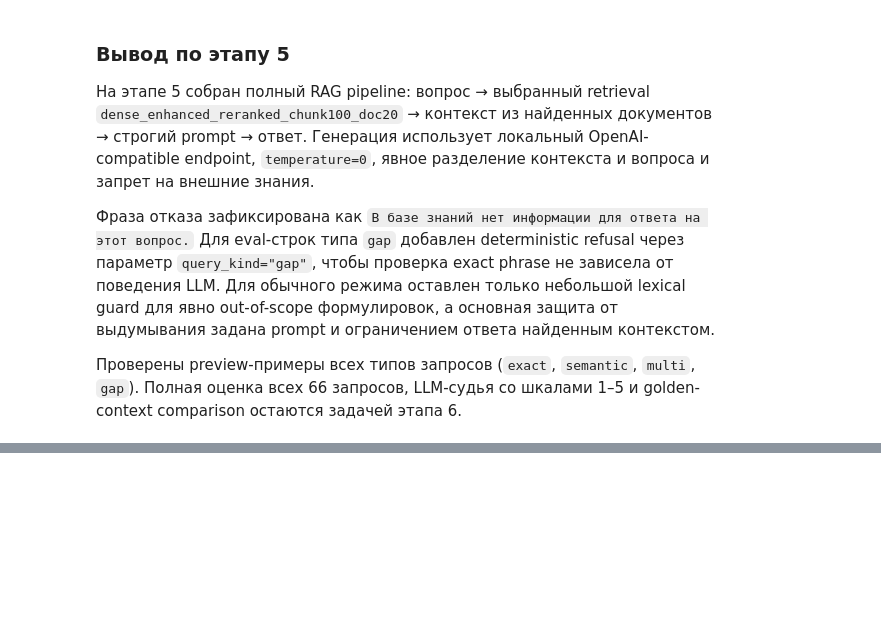
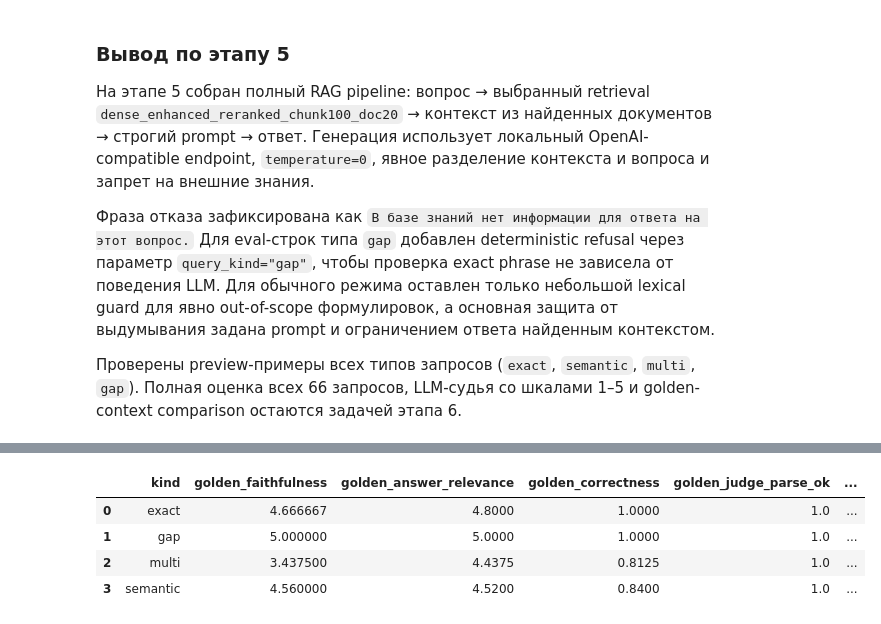
Before and after one commit to IlyaEmelin/ai-agent.rag-system2, a Jupyter notebook: filmoskop_rag.ipynb, the cells around one changed output, grey strips where cells are left out. Drawn from its saved outputs; the diff is of its cells as text; code cells hidden in the pictures; blank space fills up the shorter version.

```diff
--- a/filmoskop_rag.ipynb
+++ b/filmoskop_rag.ipynb
@@ -3758,0 +3965,91 @@ step6_preview_display
+# %%
+# POINT7_FULL_EVAL_MARKER
+
+def doc_hit_from_clean_doc(doc: dict, rank: int, source: str = "gold") -> dict:
+    """Преобразует clean-doc в hit-формат, совместимый с format_context()."""
+    return {
+        "doc_rank": rank,
+        "rank": rank,
+        "doc_id": doc["doc_id"],
+        "title": doc["title"],
+        "category": doc["category"],
+        "page_content": doc["text"],
+        "best_score": None,
+        "best_chunk_id": None,
+        "chunk_count": 1,
+        "retrieval_source": source,
+        "coverage_reason": source,
+        "is_archive": False,
+    }
+
+
+def build_golden_doc_hits(q: dict) -> list[dict]:
+    """Возвращает document hits из `relevant_docs` в порядке gold-разметки."""
+    doc_by_id = {doc["doc_id"]: doc for doc in clean_docs}
+    hits = []
+    for rank, doc_id in enumerate(q.get("relevant_docs", []), start=1):
+        doc = doc_by_id.get(doc_id)
+        if doc is not None:
+            hits.append(doc_hit_from_clean_doc(doc, rank=rank, source="gold_relevant_docs"))
+    return hits
+
+
+def run_golden_context_evaluation(eval_queries: list[dict], client: OpenAI | None = None) -> pd.DataFrame:
+    """Генерирует ответы на golden context и оценивает correctness тем же судьёй."""
+    client = client or make_llm_client()
+    rows = []
+    total = len(eval_queries)
+    for idx, q in enumerate(eval_queries, start=1):
+        started_at = time.time()
+        golden_hits = build_golden_doc_hits(q)
+        golden_context = format_context(golden_hits, max_chars=MAX_CONTEXT_CHARS, question=q["query"])
+        golden_answer = generate_answer_from_context(q["query"], golden_context, client=client, query_kind=q["kind"])
+        golden_judge = judge_answer(q["query"], golden_context, golden_answer, gold=q.get("gold"), client=client)
+        rows.append({
+            "idx": idx,
+            "kind": q["kind"],
+            "query": q["query"],
+            "gold": q.get("gold", ""),
+            "golden_doc_ids": [hit["doc_id"] for hit in golden_hits],
+            "golden_answer": golden_answer,
+            "golden_is_refusal": golden_answer.strip() == REFUSAL_PHRASE,
+            "golden_faithfulness": golden_judge["faithfulness"],
+            "golden_faithfulness_ge4": golden_judge["faithfulness_ge4"],
+            "golden_answer_relevance": golden_judge["answer_relevance"],
+            "golden_answer_relevance_ge4": golden_judge["answer_relevance_ge4"],
+            "golden_correctness": golden_judge["correctness"],
+            "golden_correctness_reason": golden_judge["correctness_reason"],
+            "golden_judge_parse_ok": golden_judge["judge_parse_ok"],
+            "golden_judge_parse_error": golden_judge["judge_parse_error"],
+            "golden_judge_fallback_used": golden_judge.get("judge_fallback_used", False),
+            "golden_elapsed_sec": round(time.time() - started_at, 3),
+        })
+        print(
+            f"golden {idx:02d}/{total} {q['kind']:<8} "
+            f"judge=({golden_judge['faithfulness']},{golden_judge['answer_relevance']},{golden_judge['correctness']}) "
+            f"fallback={golden_judge.get('judge_fallback_used', False)}"
+        )
+    return pd.DataFrame(rows)
+
+
+step7_golden_df = run_golden_context_evaluation(queries, client=llm_client)
+step7_context_comparison = step7_eval_df.merge(
+    step7_golden_df[[
+        "idx", "golden_doc_ids", "golden_answer", "golden_correctness", "golden_faithfulness",
+        "golden_answer_relevance", "golden_judge_parse_ok", "golden_judge_fallback_used",
+        "golden_correctness_reason",
+    ]],
+    on="idx",
+    how="left",
+)
+step7_context_comparison["correctness_delta_golden_minus_retrieval"] = (
+    step7_context_comparison["golden_correctness"] - step7_context_comparison["correctness"]
+)
+
+display(step7_golden_df.groupby("kind")[[
+    "golden_faithfulness", "golden_answer_relevance", "golden_correctness",
+    "golden_judge_parse_ok", "golden_judge_fallback_used",
+]].mean().reset_index())
+
+display(step7_context_comparison.groupby("kind")[["correctness", "golden_correctness", "correctness_delta_golden_minus_retrieval"]].mean().reset_index())
+# %% [output]
@@ -3758,0 +4078,5 @@ step6_preview_display
+|  | kind | golden_faithfulness | golden_answer_relevance | golden_correctness | golden_judge_parse_ok | ... |
+| 0 | exact | 4.666667 | 4.8000 | 1.0000 | 1.0 | ... |
+| 1 | gap | 5.000000 | 5.0000 | 1.0000 | 1.0 | ... |
+| 2 | multi | 3.437500 | 4.4375 | 0.8125 | 1.0 | ... |
+| 3 | semantic | 4.560000 | 4.5200 | 0.8400 | 1.0 | ... |
```
Also changed, not shown: parts of 7 cells of this notebook, 1 other file.
